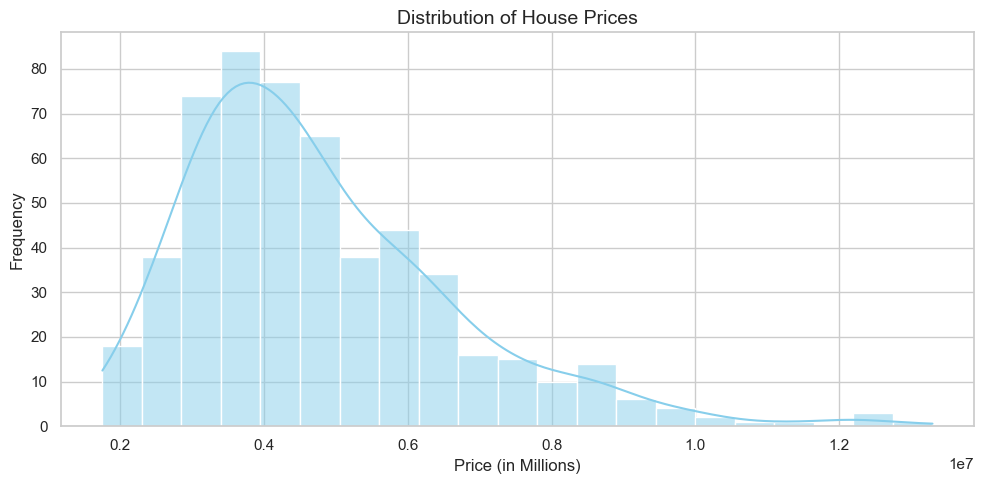
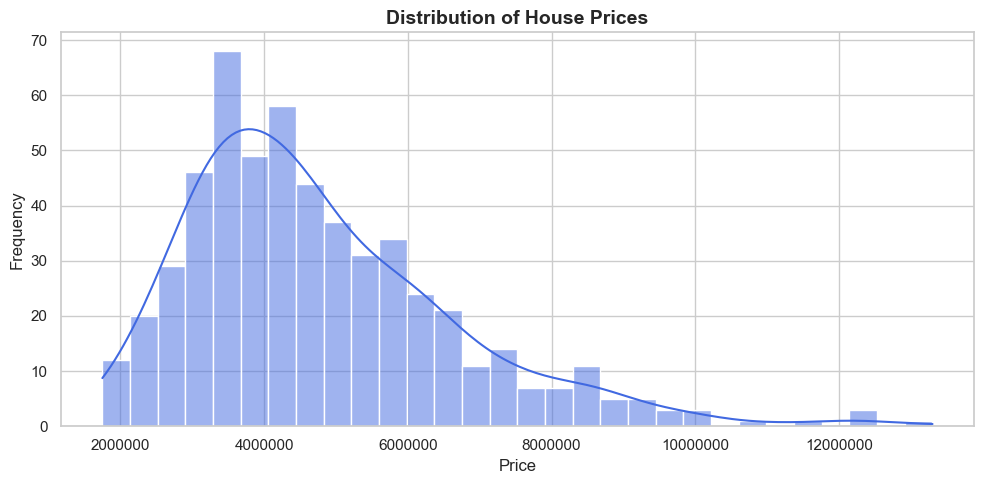
The change to this notebook cell's code, shown as a diff; its figure went from the first image to the second:
--- before
+++ after
@@ -1,8 +1,12 @@
-    # Chart 1: Histogram showing the distribution of house prices
+# Set up plot styles
+plt.rcParams['figure.figsize'] = (10, 6)
+
+# Chart 1: Histogram showing the distribution of house prices
 plt.figure(figsize=(10, 5))
-sns.histplot(df_encoded['price'], kde=True, color='skyblue')
-plt.title('Distribution of House Prices', fontsize=14)
-plt.xlabel('Price (in Millions)', fontsize=12)
+sns.histplot(df_encoded['price'], kde=True, color='royalblue', bins=30)
+plt.title('Distribution of House Prices', fontsize=14, fontweight='bold')
+plt.xlabel('Price', fontsize=12)  # Changed from Price (in Millions) or $
 plt.ylabel('Frequency', fontsize=12)
+plt.ticklabel_format(style='plain', axis='x') 
 plt.tight_layout()
 plt.savefig('charts/price_distribution.png', dpi=300)
@@ -10,21 +14,22 @@
 
 # Chart 2: Correlation Heatmap
-plt.figure(figsize=(12, 10))
-# Top 10 correlated features to keep the heatmap highly readable
-top_corr_features = df_encoded.corr().nlargest(10, 'price')['price'].index
-sns.heatmap(df_encoded[top_corr_features].corr(), annot=True, cmap='coolwarm', fmt=".2f", square=True)
-plt.title('Top 10 Features Correlated with Price', fontsize=14)
+plt.figure(figsize=(11, 9))
+top_10_corr = df_encoded.corr().nlargest(10, 'price')['price'].index
+sns.heatmap(df_encoded[top_10_corr].corr(), annot=True, cmap='coolwarm', fmt=".2f", square=True, linewidths=0.5)
+plt.title('Top 10 Features Correlated with Price', fontsize=14, fontweight='bold')
 plt.tight_layout()
 plt.savefig('charts/correlation_heatmap.png', dpi=300)
 plt.show()
 
-# Chart 3: Actual vs Predicted Price (Scatter Plot)
-rf_preds = rf_model.predict(X_test)
+# Chart 3: Actual vs Predicted Price Scatter Plot
+lr_preds = lr_model.predict(X_test)
 plt.figure(figsize=(8, 6))
-plt.scatter(y_test, rf_preds, alpha=0.6, color='darkgreen')
-plt.plot([y_test.min(), y_test.max()], [y_test.min(), y_test.max()], 'r--', lw=2)
-plt.title('Actual vs. Predicted Prices (Random Forest)', fontsize=14)
+plt.scatter(y_test, lr_preds, alpha=0.7, color='teal', edgecolors='w', s=50)
+plt.plot([y_test.min(), y_test.max()], [y_test.min(), y_test.max()], 'r--', lw=2, label='Perfect Prediction Line')
+plt.title('Actual vs. Predicted Prices (Linear Regression)', fontsize=14, fontweight='bold')
 plt.xlabel('Actual Price', fontsize=12)
 plt.ylabel('Predicted Price', fontsize=12)
+plt.legend()
+plt.ticklabel_format(style='plain', axis='both')
 plt.tight_layout()
 plt.savefig('charts/actual_vs_predicted.png', dpi=300)

Commit: updated code